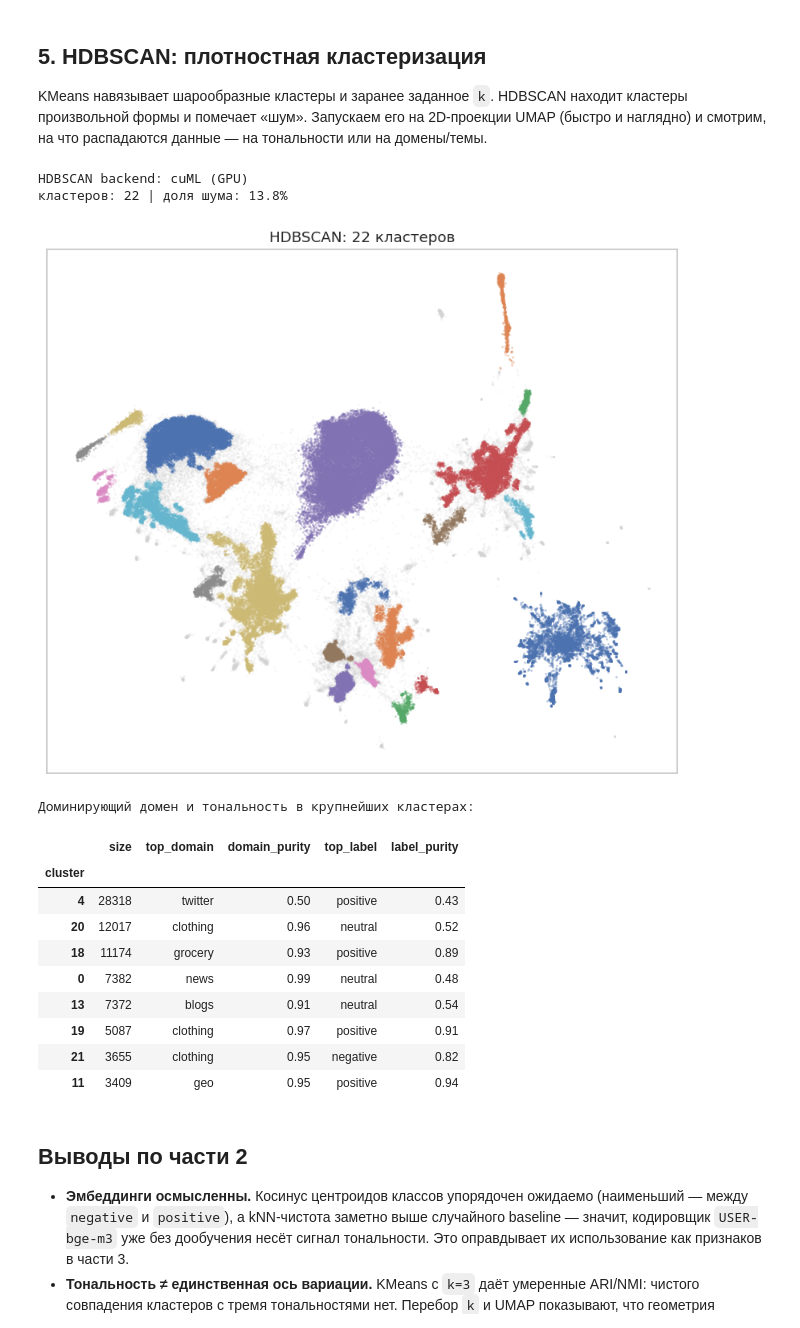
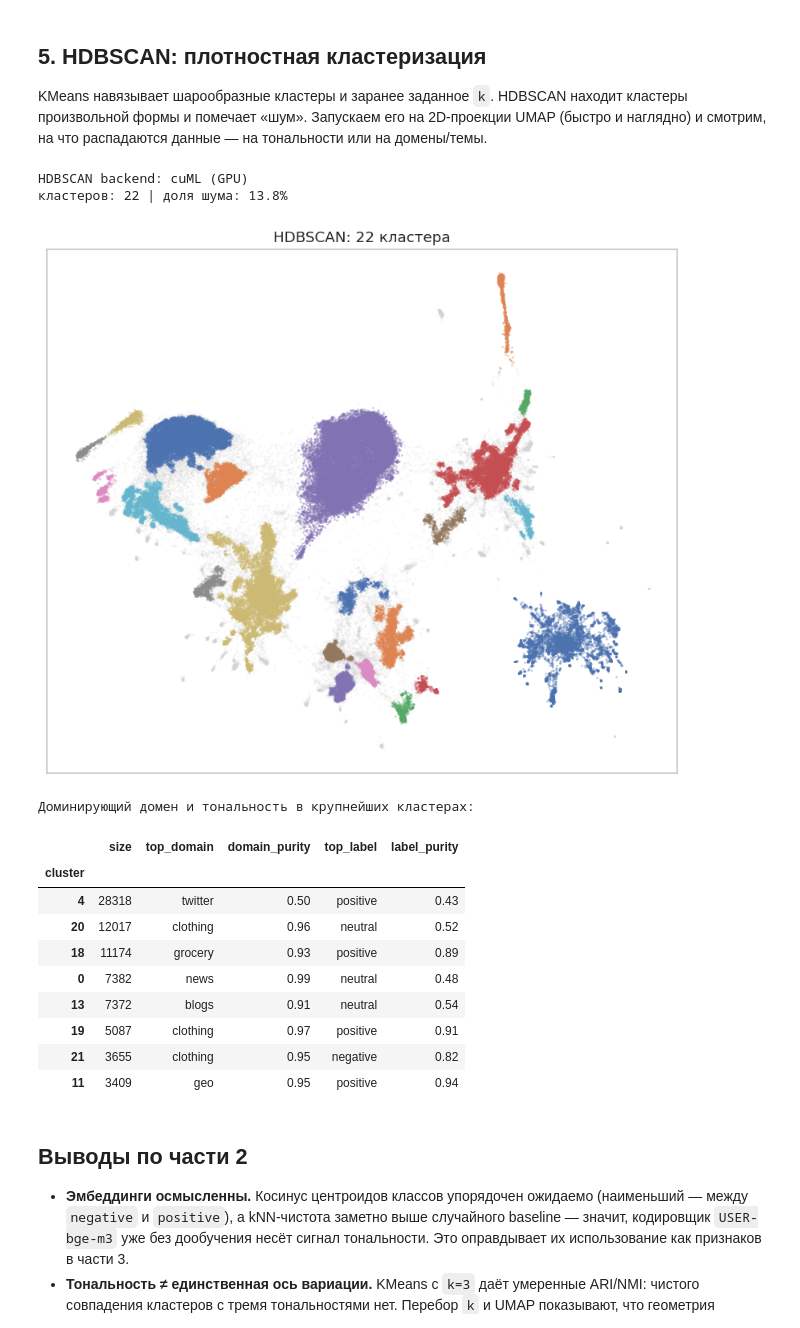
Before and after one commit to markparserov/russian-sentiment-analysis, a Jupyter notebook: sentiment_analysis.ipynb, the cells around one changed output. Drawn from its saved outputs; the diff is of its cells as text; code cells hidden in the pictures.

```diff
--- a/sentiment_analysis.ipynb
+++ b/sentiment_analysis.ipynb
@@ -577,35 +579,39 @@ except Exception as e:
     import hdbscan
     hl = hdbscan.HDBSCAN(min_cluster_size=500, min_samples=50).fit_predict(xy.astype("float64"))
     print("HDBSCAN backend: hdbscan (CPU) —", type(e).__name__)
 
 n_cl = len(set(hl)) - (1 if -1 in hl else 0)
 noise = float((hl == -1).mean())
+def _cl_word(n):
+    if n % 10 == 1 and n % 100 != 11: return "кластер"
+    if 2 <= n % 10 <= 4 and not 12 <= n % 100 <= 14: return "кластера"
+    return "кластеров"
 print(f"кластеров: {n_cl} | доля шума: {noise:.1%}")
 
 fig, ax = plt.subplots(figsize=(7.5, 6.5))
 m = hl == -1
 ax.scatter(xy[m, 0], xy[m, 1], s=3, alpha=.15, color="lightgrey", linewidths=0, label="шум")
 for c in sorted(set(hl) - {-1}):
     m = hl == c
     ax.scatter(xy[m, 0], xy[m, 1], s=3, alpha=.4, linewidths=0)
-ax.set_title(f"HDBSCAN: {n_cl} кластеров"); ax.set_xticks([]); ax.set_yticks([])
+ax.set_title(f"HDBSCAN: {n_cl} {_cl_word(n_cl)}"); ax.set_xticks([]); ax.set_yticks([])
 savefig("10_hdbscan"); plt.show()
 
 top = pd.Series(hl[hl != -1]).value_counts().head(8).index
 comp = pd.DataFrame({"cluster": hl, "domain": dv, "label": yv})
 comp = comp[comp.cluster.isin(top)]
 print("\nДоминирующий домен и тональность в крупнейших кластерах:")
 display(comp.groupby("cluster").agg(
     size=("label", "size"),
     top_domain=("domain", lambda s: s.value_counts().idxmax()),
     domain_purity=("domain", lambda s: round(s.value_counts(normalize=True).iloc[0], 2)),
     top_label=("label", lambda s: s.value_counts().idxmax()),
     label_purity=("label", lambda s: round(s.value_counts(normalize=True).iloc[0], 2)),
 ).sort_values("size", ascending=False))
 # %% [output]
 HDBSCAN backend: cuML (GPU)
 кластеров: 22 | доля шума: 13.8%
-[figure, old version]
+[figure, new version]
 Доминирующий домен и тональность в крупнейших кластерах:
 |  | size | top_domain | domain_purity | top_label | label_purity |
 | cluster |  |  |  |  |  |
```
Also changed, not shown: parts of 11 cells of this notebook, 38 other files.
